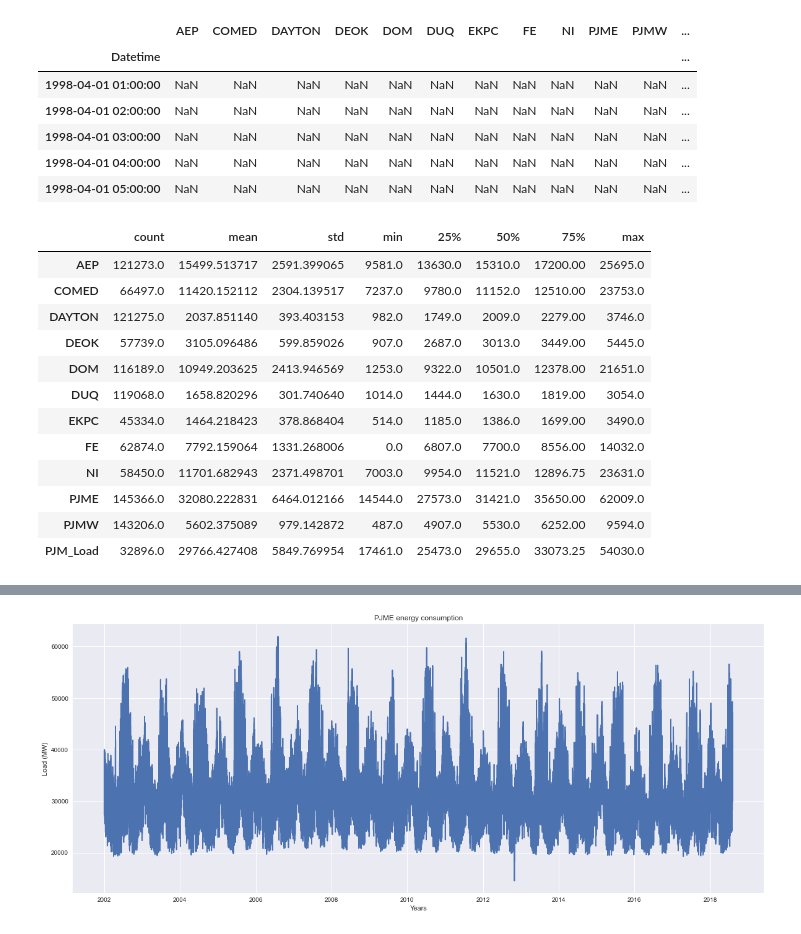
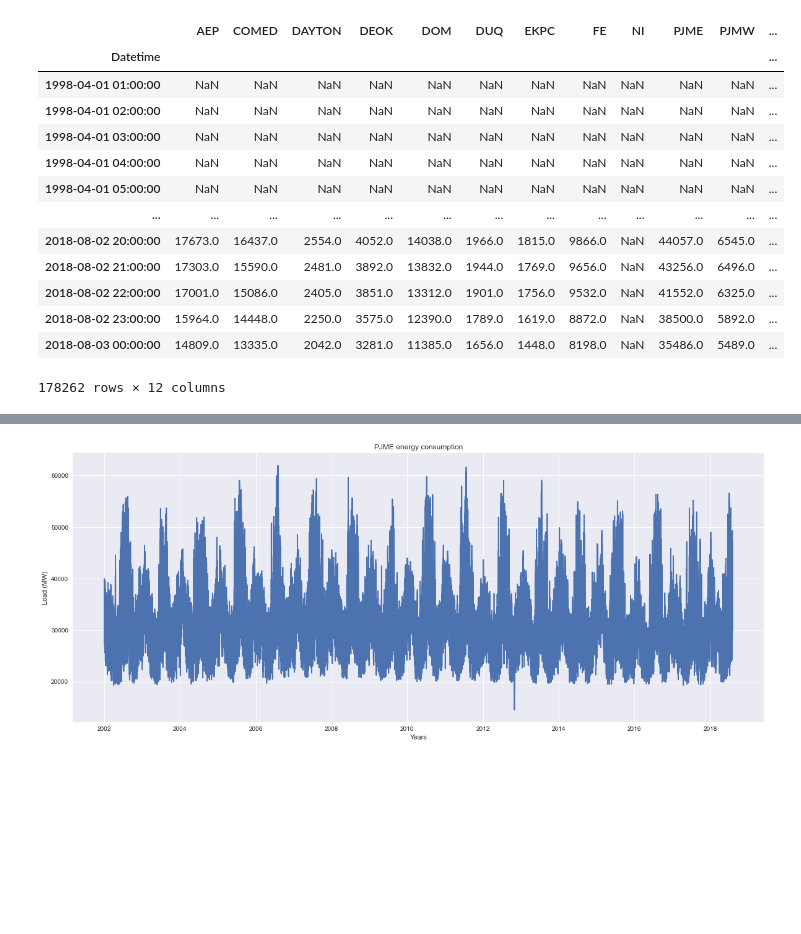
Before and after one commit to raid-teyar/EneregyConsumption, a Jupyter notebook: energy_consumption.ipynb, the cells around one changed output, grey strips where cells are left out. Cells and saved outputs as stored; diff of their text form; code cells hidden in the pictures; blank space fills up the shorter version.

```diff
--- a/energy_consumption.ipynb
+++ b/energy_consumption.ipynb
@@ -2,51 +2,41 @@
 import numpy as np
 import pandas as pd
 import matplotlib.pyplot as plt
 import seaborn as sns
 import glob
 import os
 
 # to ignore the warning of pandas chained assignment
 pd.options.mode.chained_assignment = None
 
 # dataset from https://www.kaggle.com/robikscube/hourly-energy-consumption
 
 # using pjm_hourly_est.csv file because it has the records of the whole PJM regions together
 df = pd.read_csv('data/pjm_hourly_est.csv')
 
-# sort by date
-df.sort_values(by=['Datetime'], inplace=True)
-
 # set Datetime as index
 df.set_index('Datetime', inplace=True)
 
 # convert index to datetime
 df.index = pd.to_datetime(df.index)
 
+# sort by date
+df.sort_values(by=['Datetime'], inplace=True)
 
-df.head()
+# perceiving the data
+df
 # %% [output]
 |  | AEP | COMED | DAYTON | DEOK | DOM | DUQ | EKPC | FE | NI | PJME | PJMW | ... |
 | Datetime |  |  |  |  |  |  |  |  |  |  |  | ... |
 | 1998-04-01 01:00:00 | NaN | NaN | NaN | NaN | NaN | NaN | NaN | NaN | NaN | NaN | NaN | ... |
 | 1998-04-01 02:00:00 | NaN | NaN | NaN | NaN | NaN | NaN | NaN | NaN | NaN | NaN | NaN | ... |
 | 1998-04-01 03:00:00 | NaN | NaN | NaN | NaN | NaN | NaN | NaN | NaN | NaN | NaN | NaN | ... |
 | 1998-04-01 04:00:00 | NaN | NaN | NaN | NaN | NaN | NaN | NaN | NaN | NaN | NaN | NaN | ... |
 | 1998-04-01 05:00:00 | NaN | NaN | NaN | NaN | NaN | NaN | NaN | NaN | NaN | NaN | NaN | ... |
+| ... | ... | ... | ... | ... | ... | ... | ... | ... | ... | ... | ... | ... |
+| 2018-08-02 20:00:00 | 17673.0 | 16437.0 | 2554.0 | 4052.0 | 14038.0 | 1966.0 | 1815.0 | 9866.0 | NaN | 44057.0 | 6545.0 | ... |
+| 2018-08-02 21:00:00 | 17303.0 | 15590.0 | 2481.0 | 3892.0 | 13832.0 | 1944.0 | 1769.0 | 9656.0 | NaN | 43256.0 | 6496.0 | ... |
+| 2018-08-02 22:00:00 | 17001.0 | 15086.0 | 2405.0 | 3851.0 | 13312.0 | 1901.0 | 1756.0 | 9532.0 | NaN | 41552.0 | 6325.0 | ... |
+| 2018-08-02 23:00:00 | 15964.0 | 14448.0 | 2250.0 | 3575.0 | 12390.0 | 1789.0 | 1619.0 | 8872.0 | NaN | 38500.0 | 5892.0 | ... |
+| 2018-08-03 00:00:00 | 14809.0 | 13335.0 | 2042.0 | 3281.0 | 11385.0 | 1656.0 | 1448.0 | 8198.0 | NaN | 35486.0 | 5489.0 | ... |
+178262 rows × 12 columns
-# %%
-# describing the data
-df.describe().T
-# %% [output]
-|  | count | mean | std | min | 25% | 50% | 75% | max |
-| AEP | 121273.0 | 15499.513717 | 2591.399065 | 9581.0 | 13630.0 | 15310.0 | 17200.00 | 25695.0 |
-| COMED | 66497.0 | 11420.152112 | 2304.139517 | 7237.0 | 9780.0 | 11152.0 | 12510.00 | 23753.0 |
-| DAYTON | 121275.0 | 2037.851140 | 393.403153 | 982.0 | 1749.0 | 2009.0 | 2279.00 | 3746.0 |
-| DEOK | 57739.0 | 3105.096486 | 599.859026 | 907.0 | 2687.0 | 3013.0 | 3449.00 | 5445.0 |
-| DOM | 116189.0 | 10949.203625 | 2413.946569 | 1253.0 | 9322.0 | 10501.0 | 12378.00 | 21651.0 |
-| DUQ | 119068.0 | 1658.820296 | 301.740640 | 1014.0 | 1444.0 | 1630.0 | 1819.00 | 3054.0 |
-| EKPC | 45334.0 | 1464.218423 | 378.868404 | 514.0 | 1185.0 | 1386.0 | 1699.00 | 3490.0 |
-| FE | 62874.0 | 7792.159064 | 1331.268006 | 0.0 | 6807.0 | 7700.0 | 8556.00 | 14032.0 |
-| NI | 58450.0 | 11701.682943 | 2371.498701 | 7003.0 | 9954.0 | 11521.0 | 12896.75 | 23631.0 |
-| PJME | 145366.0 | 32080.222831 | 6464.012166 | 14544.0 | 27573.0 | 31421.0 | 35650.00 | 62009.0 |
-| PJMW | 143206.0 | 5602.375089 | 979.142872 | 487.0 | 4907.0 | 5530.0 | 6252.00 | 9594.0 |
-| PJM_Load | 32896.0 | 29766.427408 | 5849.769954 | 17461.0 | 25473.0 | 29655.0 | 33073.25 | 54030.0 |
```
Also changed, not shown: parts of 18 cells of this notebook, 1 other file.
